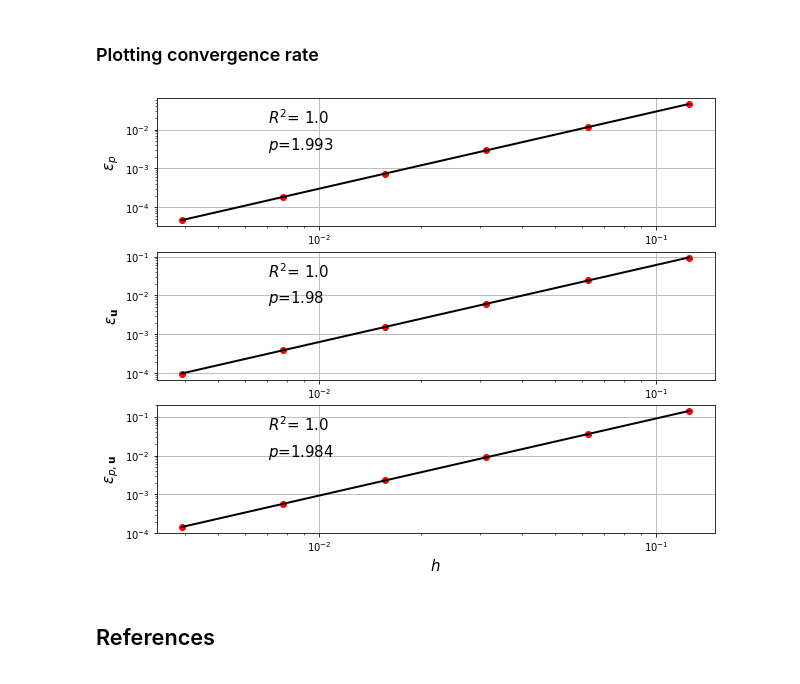
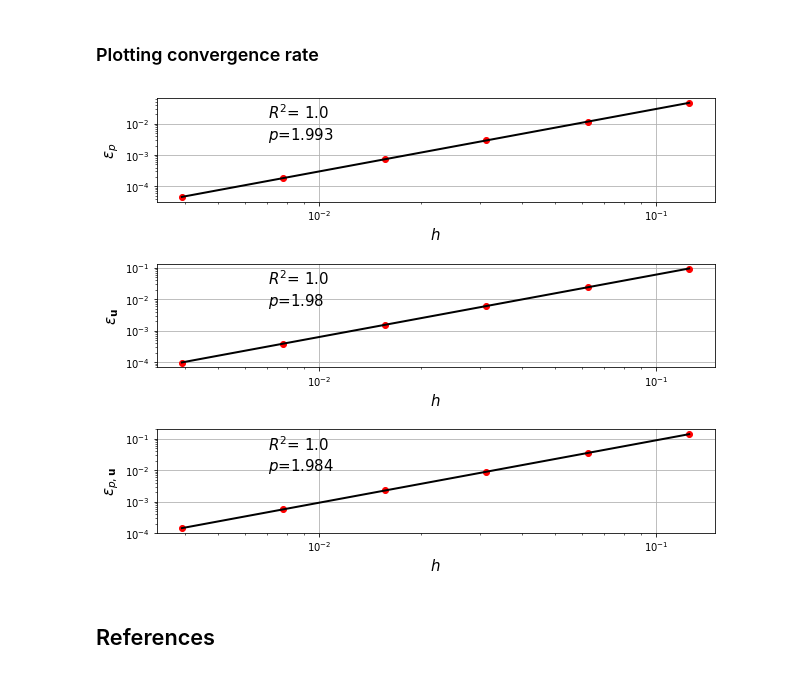
Before and after one commit to jhabriel/pp-implementations, a Jupyter notebook: poroelasticity/biot_convergence/biot_convergence.ipynb, the cells around one changed output. Drawn from its saved outputs; the diff is of its cells as text; code cells hidden in the pictures.

Commit message:
Added hspace to subplots

```diff
--- a/poroelasticity/biot_convergence/biot_convergence.ipynb
+++ b/poroelasticity/biot_convergence/biot_convergence.ipynb
@@ -149,34 +149,36 @@ ax3 = plt.subplot(3,1,3)
 ax1.loglog(h,epsilon_p,'or',linewidth=2,label = 'Numerical data')
 ax1.loglog(np.exp(x_fit_p),np.exp(y_fit_p),'-k',linewidth=2,label='Fitted line')
 
 ax2.loglog(h,epsilon_u,'or',linewidth=2,label = 'Numerical data')
 ax2.loglog(np.exp(x_fit_u),np.exp(y_fit_u),'-k',linewidth=2,label='Fitted line')
 
 ax3.loglog(h,epsilon_pu,'or',linewidth=2,label = 'Numerical data')
 ax3.loglog(np.exp(x_fit_pu),np.exp(y_fit_pu),'-k',linewidth=2,label='Fitted line')
 
 # Adding legend, and information
 ax1.set_xlabel(r'$h$', fontsize=15)
 ax1.set_ylabel(r'$\epsilon_p$',fontsize=15)
 ax1.text(0.2,0.8,r'$R^2$= {:.4}'.format(r_squared_p),size=15,transform=ax1.transAxes)
 ax1.text(0.2,0.6,r'$p$={:.4}'.format(popt_p[0][1]),size=15,transform=ax1.transAxes)
 ax1.grid(True)
 
 ax2.set_xlabel(r'$h$', fontsize=15)
 ax2.set_ylabel(r'$\epsilon_\mathbf{u}$',fontsize=15)
 ax2.text(0.2,0.8,r'$R^2$= {:.4}'.format(r_squared_u),size=15,transform=ax2.transAxes)
 ax2.text(0.2,0.6,r'$p$={:.4}'.format(popt_u[0][1]),size=15,transform=ax2.transAxes)
 ax2.grid(True)
 
 ax3.set_xlabel(r'$h$', fontsize=15)
 ax3.set_ylabel(r'$\epsilon_{p,\mathbf{u}}$',fontsize=15)
 ax3.text(0.2,0.8,r'$R^2$= {:.4}'.format(r_squared_pu),size=15,transform=ax3.transAxes)
 ax3.text(0.2,0.6,r'$p$={:.4}'.format(popt_pu[0][1]),size=15,transform=ax3.transAxes)
 ax3.grid(True)
 
+plt.subplots_adjust(hspace=0.6)
+
 plt.show()
 # %% [output]
-[figure, old version]
+[figure, new version]
 # %% [markdown]
 ## References
 <a id='ref'></a>
```
